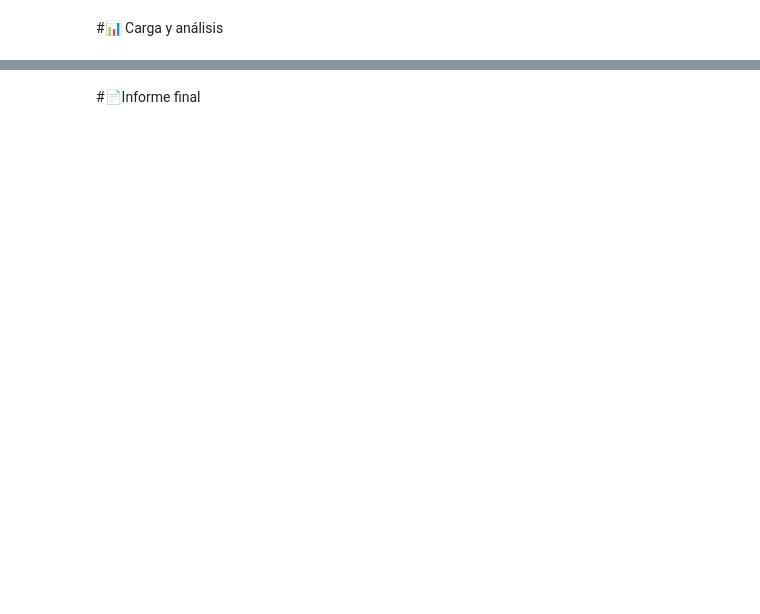
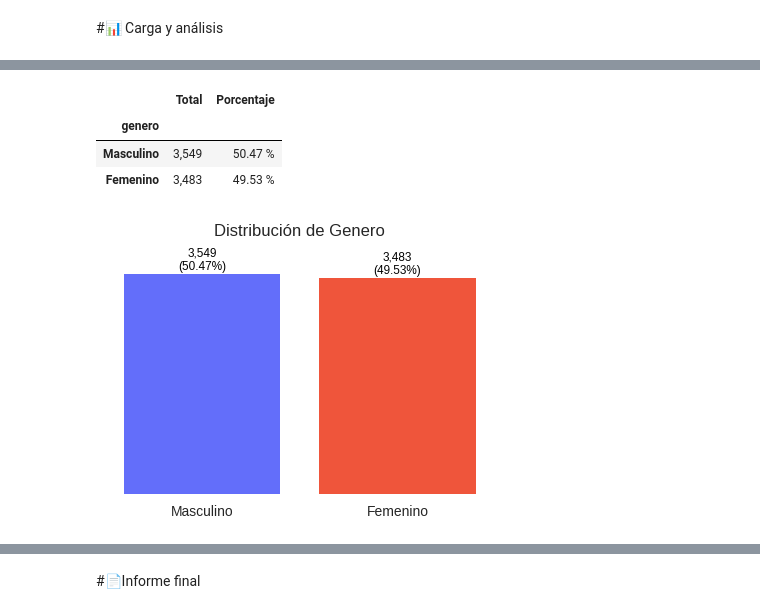
Before and after one commit to jpraden/Challenge-DataScience-TelecomX-LATAM, a Jupyter notebook: TelecomX_LATAM.ipynb, the cells around one changed output, grey strips where cells are left out. Saved outputs shown, nothing was run; the diff lists cells and outputs as text; code cells hidden in the pictures; blank space fills up the shorter version.

Commit message:
Cubriendo actividad Carga y Análisis, almacenamiento Dataframe resultante

```diff
--- a/TelecomX_LATAM.ipynb
+++ b/TelecomX_LATAM.ipynb
@@ -648,0 +791,47 @@ _____________________________________________________________________________
+# %%
+# Distribución del género
+frecuencia_genero = df['genero'].value_counts()
+porcentaje = df['genero'].value_counts(normalize=True) * 100
+
+resumen = pd.DataFrame({
+    'Total': frecuencia_genero,
+    'Porcentaje': porcentaje
+})
+
+resumen['Total'] = resumen['Total'].apply(lambda x: f'{x:,.0f}')
+resumen['Porcentaje'] = resumen['Porcentaje'].apply(lambda x: f'{x:,.2f} %')
+
+resumen
+# %% [output]
+|  | Total | Porcentaje |
+| genero |  |  |
+| Masculino | 3,549 | 50.47 % |
+| Femenino | 3,483 | 49.53 % |
+# %%
+# Dataframe
+frecuencia_genero = df['genero'].value_counts()
+porcentaje = df['genero'].value_counts(normalize=True) * 100
+
+colores = ['#636efa', '#EF553B']  # Colores asignados para cada barra
+
+fig, ax = plt.subplots(figsize=(5,3))  # Creamos la figura y los ejes con tamaño definido
+
+ax.set_frame_on(False)  # Ocultamos el marco del gráfico
+ax.tick_params(axis='x', which = 'both', size = 0) # Quitamos los ticks del eje X
+
+ax.bar(frecuencia_genero.index, frecuencia_genero.values, color=colores)  # Dibujamos las barras
+
+ax.set_title('Distribución de Genero', pad=20)  # Título con separación ajustada
+ax.set_yticks([])  # Quitamos las marcas y etiquetas del eje Y
+
+
+# Añadimos etiquetas numéricas encima de cada barra
+for i, (total, pct) in enumerate(zip(frecuencia_genero.values, porcentaje.values)):
+    ax.text(i, total + 30,
+            f'{total:,.0f}\n({pct:.2f}%)',          # Ubicación y formato del valor
+            color='black', fontsize=8.5,
+            ha='center', va='bottom')
+
+plt.show()
+# %% [output]
+[figure, added]
```
Also changed, not shown: parts of 56 cells of this notebook, 1 other file.
